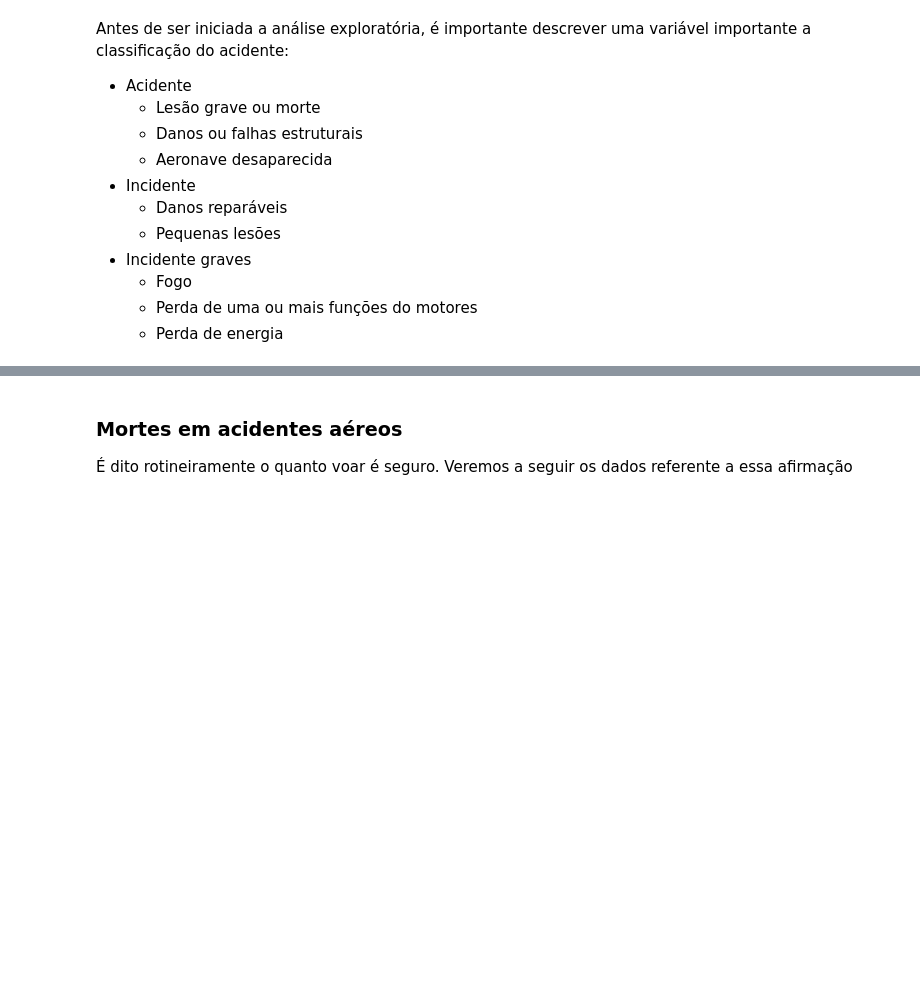
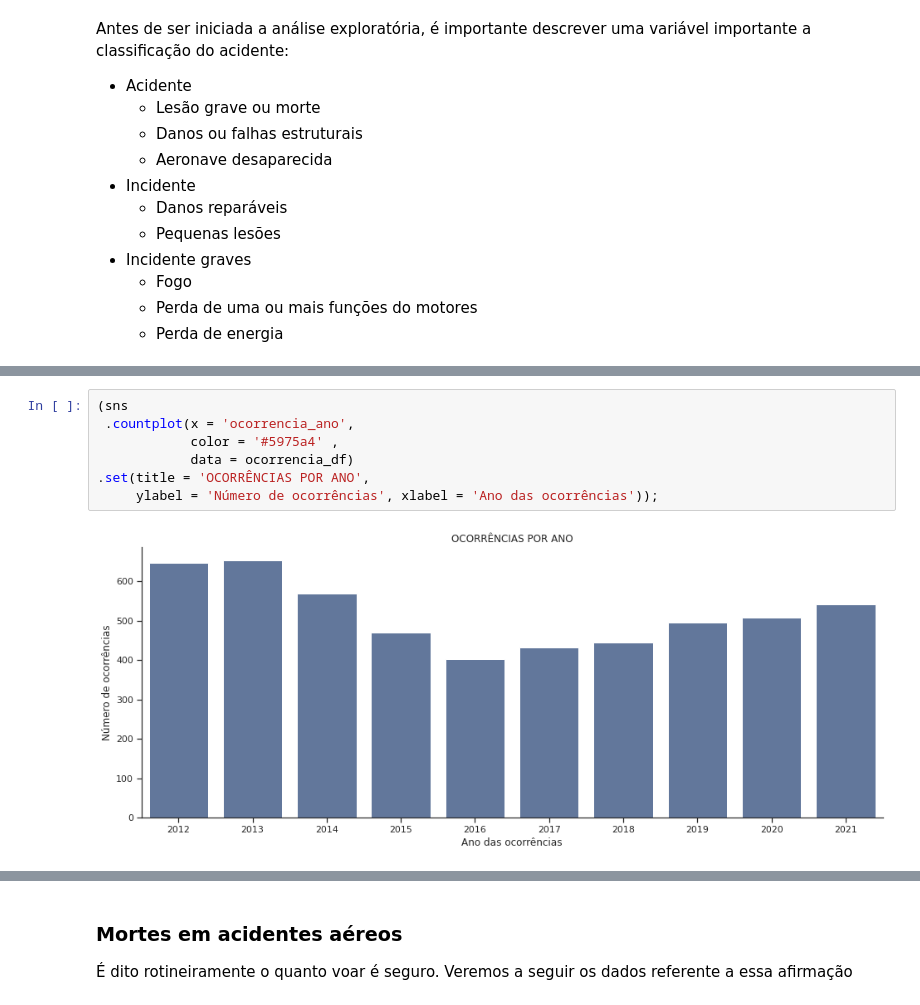
Before and after one commit to JaildoR/cenipa_analise, a Jupyter notebook: notebooks/Analise CENIPA.ipynb, the cells around one changed output, grey strips where cells are left out. Saved outputs shown, nothing was run; the diff lists cells and outputs as text; blank space fills up the shorter version.

```diff
--- a/notebooks/Analise CENIPA.ipynb
+++ b/notebooks/Analise CENIPA.ipynb
@@ -432,0 +442,9 @@ plt.show()
+# %%
+(sns
+ .countplot(x = 'ocorrencia_ano',
+            color = '#5975a4' ,
+            data = ocorrencia_df)
+.set(title = 'OCORRÊNCIAS POR ANO',
+     ylabel = 'Número de ocorrências', xlabel = 'Ano das ocorrências'));
+# %% [output]
+[figure, added]
```
Also changed, not shown: parts of 57 cells of this notebook, 2 other files.
